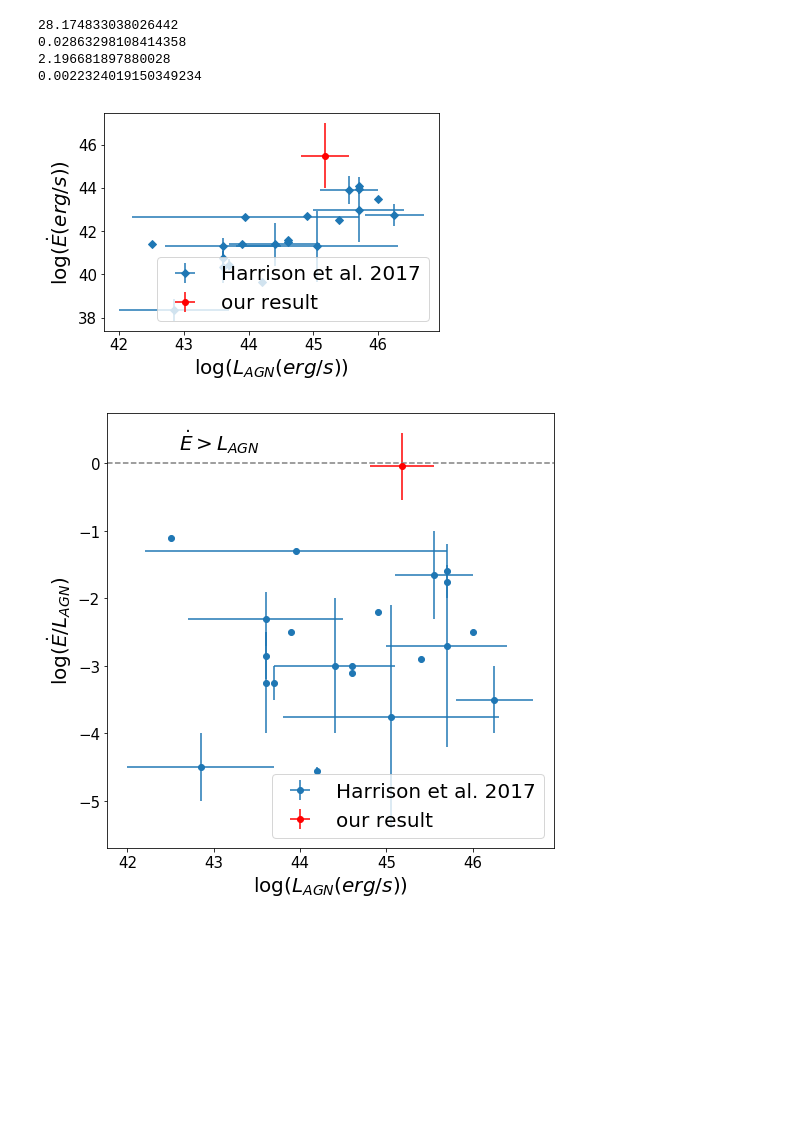
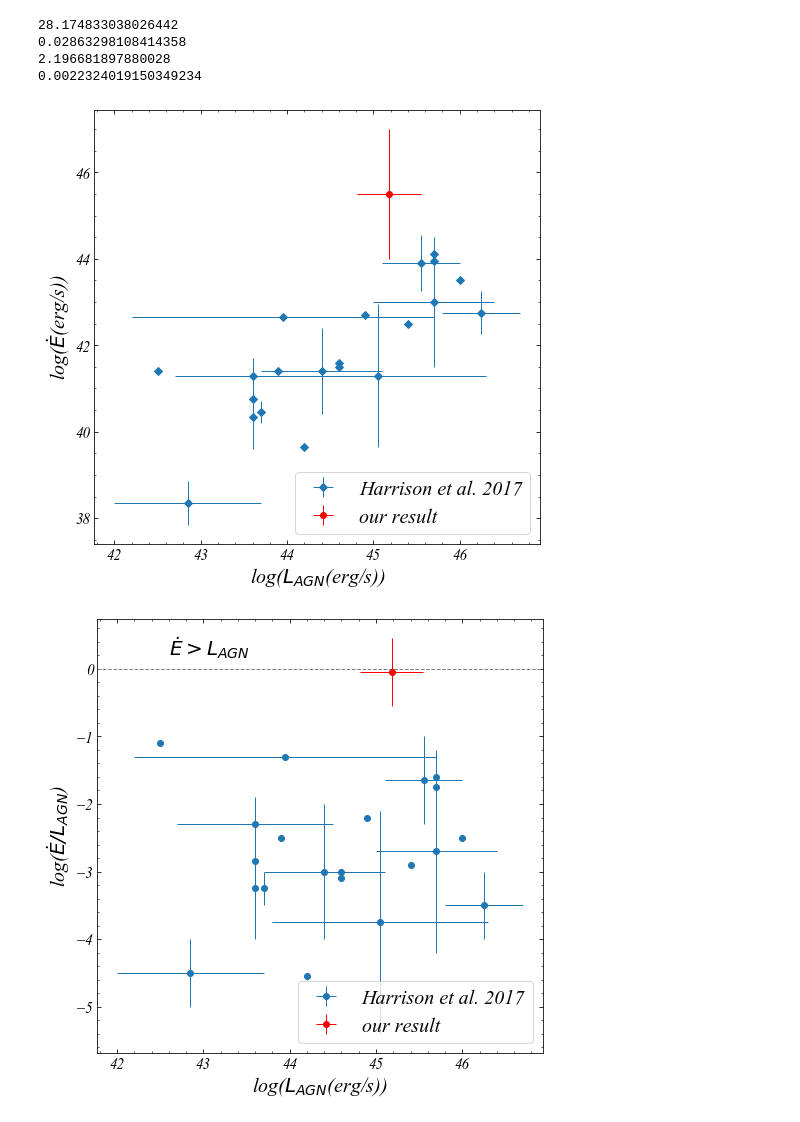
Before and after one commit to zsw6666/KCWI, a Jupyter notebook: KCWI_script/ASTRO_P&S.ipynb, the cells around one changed output. Saved outputs shown, nothing was run; the diff lists cells and outputs as text; code cells hidden in the pictures; blank space fills up the shorter version.

Commit message:
update paper-observation-results

```diff
--- a/KCWI_script/ASTRO_P&S.ipynb
+++ b/KCWI_script/ASTRO_P&S.ipynb
@@ -11,8 +11,41 @@ low limit: $\dot{M}_{\mathrm{out}} = n_{e} \epsilon m_{p} v_{out} A$, $\dot{E}_{
 # %%
 import numpy as np
 import matplotlib.pyplot as plt
+from matplotlib import rcParams
 import astropy.units as u
 import astropy.constants as const
+
+
+#set the default plot parameter
+plt_param={'font.family':'serif',
+           'font.serif':'Times New Roman',
+           'lines.linewidth':1,
+           'xtick.labelsize':12,
+           'ytick.labelsize':12,
+           'axes.labelsize':16,
+           'xtick.direction':'in',
+           'ytick.direction':'in',
+           'font.style':'italic',
+           'font.weight':'normal',
+           'figure.figsize':[5,5],'xtick.minor.visible':True,
+           'ytick.minor.visible':True,
+           'xtick.major.size':4,
+           'ytick.major.size':4,
+           'xtick.minor.size':2,
+           'ytick.minor.size':2,
+           'xtick.major.width':.8,
+           'ytick.major.width':.8,
+           'xtick.top':True,
+           'ytick.right':True,
+           'axes.spines.bottom':True,
+           'axes.spines.top':True,
+           'axes.spines.left':True,
+           'axes.spines.right':True,
+           'xtick.bottom':True,
+           'xtick.labelbottom':True,
+           'ytick.left':True,
+           'ytick.labelleft':True}
+rcParams.update(plt_param)
 
 r10=3.5
 v1000=0.6
@@ -120,27 +153,28 @@ Eoutmean_B_log=(Eoutlow_B_log+Eouthigh_B_log)/2.
 Eouthigh_B_logerr=Eouthigh_B_log-Eoutmean_B_log
 Eoutlow_B_logerr=Eoutmean_B_log-Eoutlow_B_log
 # %%
+dic='/Users/shiwuzhang/WS/ASTRO/MAMMOTH_KCWI/draft_code/paper/ApJtemplate/figs/'
 fig,ax=plt.subplots(1,1)
 # ax.scatter(LAGNmean_log,Eoutmean_log,marker='s',label='Harrison et al. 2017')
 # ax.scatter(LAGNmean_B_log,Eoutmean_B_log,marker='*',
 #            color='red',label='our result',linewidth=10)
 ax.errorbar(LAGNmean_log,Eoutmean_log,
             xerr=(LAGNlow_logerr,LAGNhigh_logerr),
             yerr=(Eoutlow_logerr,Eouthigh_logerr),
             fmt='D',label='Harrison et al. 2017')
 ax.errorbar(LAGNmean_B_log,Eoutmean_B_log,
             xerr=(np.array([LAGNlow_B_logerr]),np.array([LAGNhigh_B_logerr])),
             yerr=(np.array([Eoutlow_B_logerr]),np.array([Eouthigh_B_logerr])),
             fmt='o',color='red',label='our result')
-ax.set_xlabel('log($L_{AGN}(erg/s)$)',fontsize=20)
-ax.set_ylabel('log($\dot{E}(erg/s)$)',fontsize=20)
+ax.set_xlabel('log($L_{AGN}$(erg/s))',fontsize=20)
+ax.set_ylabel('log($\dot{E}$(erg/s))',fontsize=20)
 ax.tick_params(axis='both', labelsize=15)
 ax.legend(prop={'size': 20},loc='lower right')
 plt.rcParams['figure.figsize'] = [8, 8]
-# plt.savefig('outflowenergy.png',dpi=300)
-plt.show()
+plt.savefig(dic+'E_out_vs_L_AGN.png',dpi=300)
+# plt.show()
 # %% [output]
-[figure, old version]
+[figure, new version]
 # %%
 fig,ax=plt.subplots(1,1)
 ax.errorbar(np.array([LAGNmean_log]),np.array([couplingAGNmean_log]),
@@ -153,16 +187,15 @@ ax.errorbar(np.array([LAGNmean_B_log]),np.array([couplingAGNmean_B_log]),
             fmt='o',color='red',label='our result')
 ax.axhline(0,color='gray',ls='--')
 ax.text(42.6,0.2,'$\dot{E}>L_{AGN}$',fontsize=20)
-ax.set_xlabel('log($L_{AGN}(erg/s)$)',fontsize=20)
+ax.set_xlabel('log($L_{AGN}$(erg/s))',fontsize=20)
 ax.set_ylabel('log($\dot{E}/L_{AGN}$)',fontsize=20)
 ax.tick_params(axis='both', labelsize=15)
 ax.legend(prop={'size': 20},loc='lower right')
 plt.rcParams['figure.figsize'] = [8, 8]
-dic='/Users/shiwuzhang/WS/ASTRO/MAMMOTH_KCWI/paper/ApJtemplate/figs/'
-plt.savefig(dic+'coupleeffi_AGN.png',dpi=300)
+plt.savefig(dic+'cp_AGN_vs_L_AGN.png',dpi=300)
 # plt.show()
 # %% [output]
-[figure, old version]
+[figure, new version]
 # %%
 # Eoutlow_log=couplingAGNlow_log+LAGNmean_log
 # Ehighlow_log=couplingAGNhigh_log+LAGNmean_log
```
Also changed, not shown: parts of 3 cells of this notebook, 20 other files.
